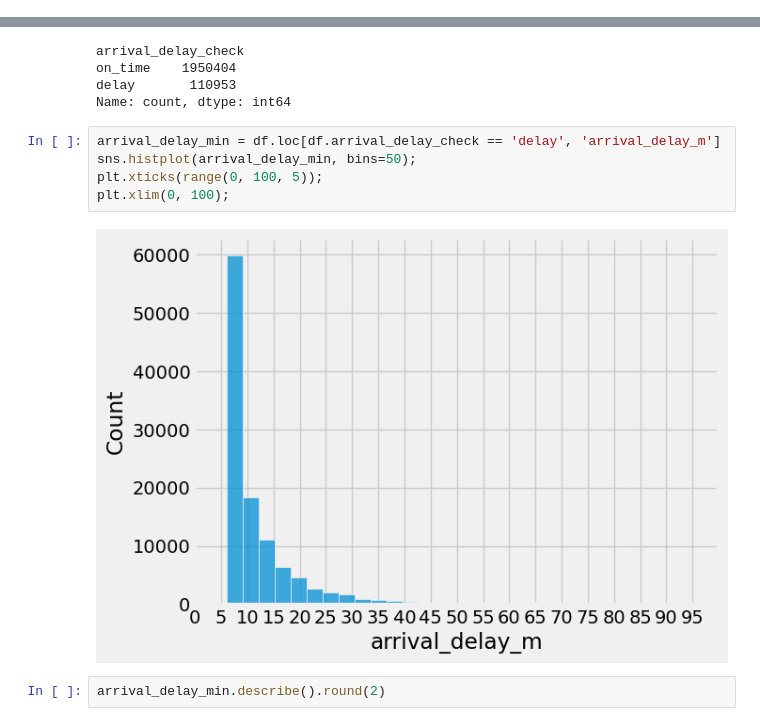
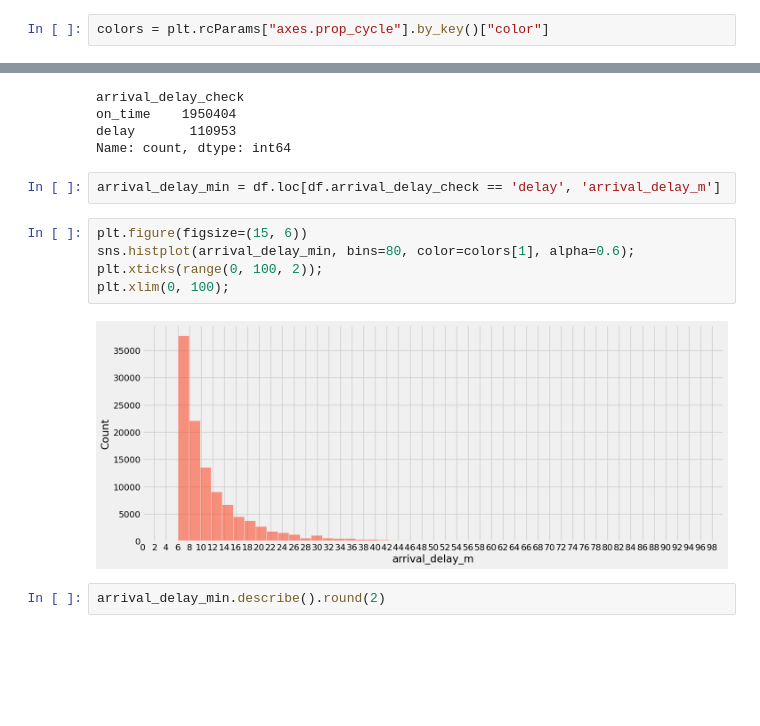
Before and after one commit to mib1213/ExponentialVerteilung, a Jupyter notebook: notebook.ipynb, the cells around one changed output, grey strips where cells are left out. Cells and saved outputs as stored; diff of their text form; blank space fills up the shorter version.

```diff
--- a/notebook.ipynb
+++ b/notebook.ipynb
@@ -6,6 +6,8 @@ import numpy as np
 from scipy.stats import expon
 # %%
 plt.style.use("fivethirtyeight")
+# %%
+colors = plt.rcParams["axes.prop_cycle"].by_key()["color"]
 # %%
 df = pd.read_csv('data/DBtrainrides.csv.zip', compression='zip')
 df.head()
@@ -23,13 +25,15 @@ arrival_delay_check
 on_time    1950404
 delay       110953
 Name: count, dtype: int64
+# %%
+arrival_delay_min = df.loc[df.arrival_delay_check == 'delay', 'arrival_delay_m']
 # %%
-arrival_delay_min = df.loc[df.arrival_delay_check == 'delay', 'arrival_delay_m']
-sns.histplot(arrival_delay_min, bins=50);
-plt.xticks(range(0, 100, 5));
+plt.figure(figsize=(15, 6))
+sns.histplot(arrival_delay_min, bins=80, color=colors[1], alpha=0.6);
+plt.xticks(range(0, 100, 2));
 plt.xlim(0, 100);
 # %% [output]
-[figure, old version]
+[figure, new version]
 # %%
 arrival_delay_min.describe().round(2)
 # %% [output]
```
Also changed, not shown: parts of 3 cells of this notebook.
